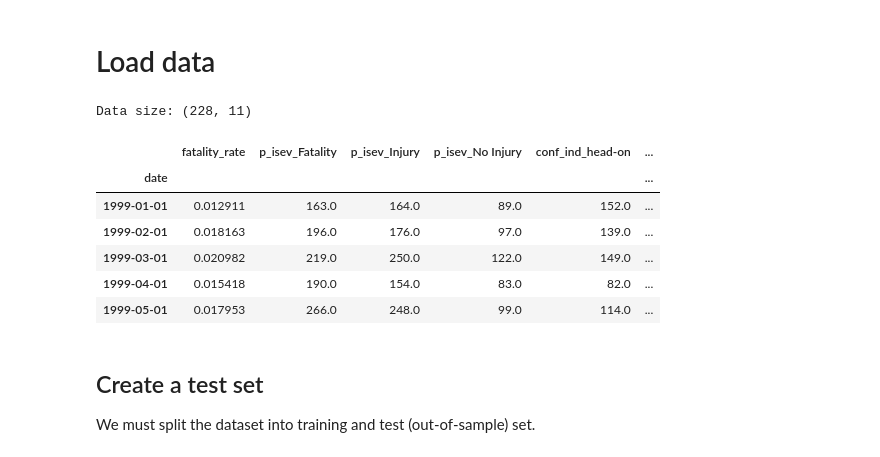
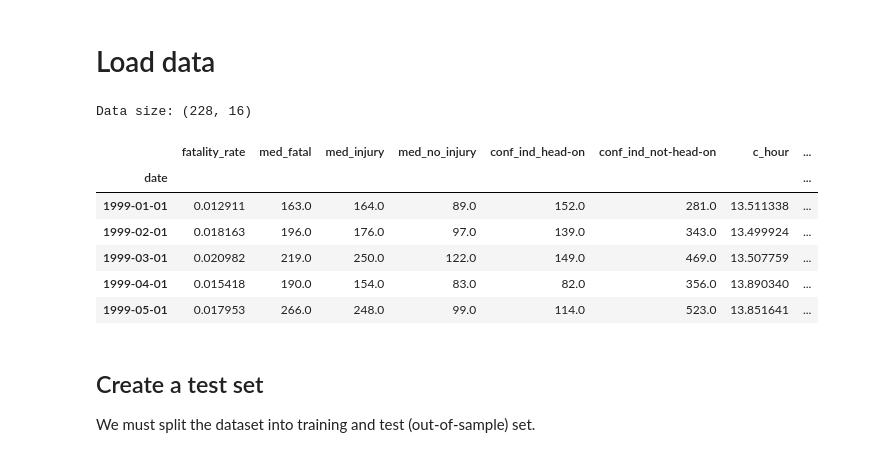
Before and after one commit to Owerre/Time-Series-Forecasting, a Jupyter notebook: fatality-forecast/notebooks/04-prophet.ipynb, the cells around one changed output. Saved outputs shown, nothing was run; the diff lists cells and outputs as text; code cells hidden in the pictures.

```diff
--- a/fatality-forecast/notebooks/04-prophet.ipynb
+++ b/fatality-forecast/notebooks/04-prophet.ipynb
@@ -40,20 +40,20 @@ fxn = TimeSeriesForecasting()
 # %%
 ts = pd.read_csv('../data/collision_ts_month.csv') # load data
 ts.date = pd.to_datetime(ts['date'])  # convert to datetime
 ts.index = ts.date # make date the dataframe index
-ts = ts.drop(['date', 'summer_ind'], axis =1)
+ts = ts.drop(['date'], axis =1)
 
 print("Data size:", ts.shape)
 ts.head()
 # %% [output]
-Data size: (228, 11)
+Data size: (228, 16)
-|  | fatality_rate | p_isev_Fatality | p_isev_Injury | p_isev_No Injury | conf_ind_head-on | ... |
-| date |  |  |  |  |  | ... |
-| 1999-01-01 | 0.012911 | 163.0 | 164.0 | 89.0 | 152.0 | ... |
-| 1999-02-01 | 0.018163 | 196.0 | 176.0 | 97.0 | 139.0 | ... |
-| 1999-03-01 | 0.020982 | 219.0 | 250.0 | 122.0 | 149.0 | ... |
-| 1999-04-01 | 0.015418 | 190.0 | 154.0 | 83.0 | 82.0 | ... |
-| 1999-05-01 | 0.017953 | 266.0 | 248.0 | 99.0 | 114.0 | ... |
+|  | fatality_rate | med_fatal | med_injury | med_no_injury | conf_ind_head-on | conf_ind_not-head-on | c_hour | ... |
+| date |  |  |  |  |  |  |  | ... |
+| 1999-01-01 | 0.012911 | 163.0 | 164.0 | 89.0 | 152.0 | 281.0 | 13.511338 | ... |
+| 1999-02-01 | 0.018163 | 196.0 | 176.0 | 97.0 | 139.0 | 343.0 | 13.499924 | ... |
+| 1999-03-01 | 0.020982 | 219.0 | 250.0 | 122.0 | 149.0 | 469.0 | 13.507759 | ... |
+| 1999-04-01 | 0.015418 | 190.0 | 154.0 | 83.0 | 82.0 | 356.0 | 13.890340 | ... |
+| 1999-05-01 | 0.017953 | 266.0 | 248.0 | 99.0 | 114.0 | 523.0 | 13.851641 | ... |
 # %% [markdown]
 ##  Create a test  set
 We must split the dataset into training and test (out-of-sample) set.
```
Also changed, not shown: parts of 6 cells of this notebook, 10 other files.
